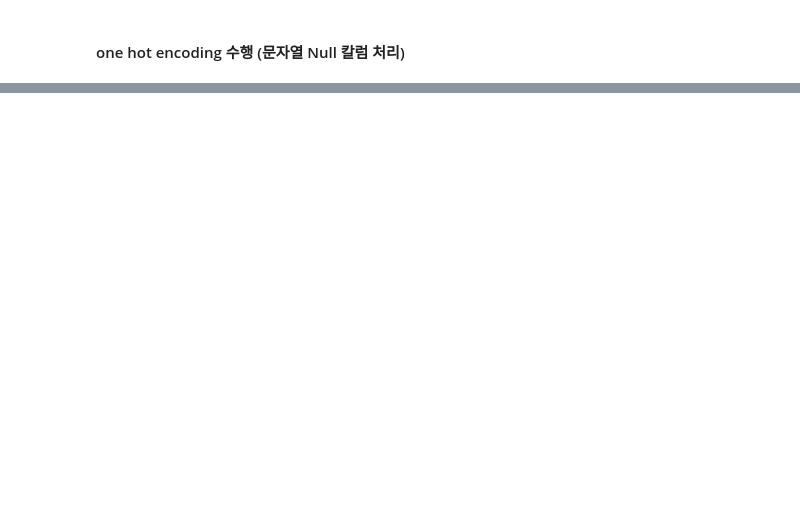
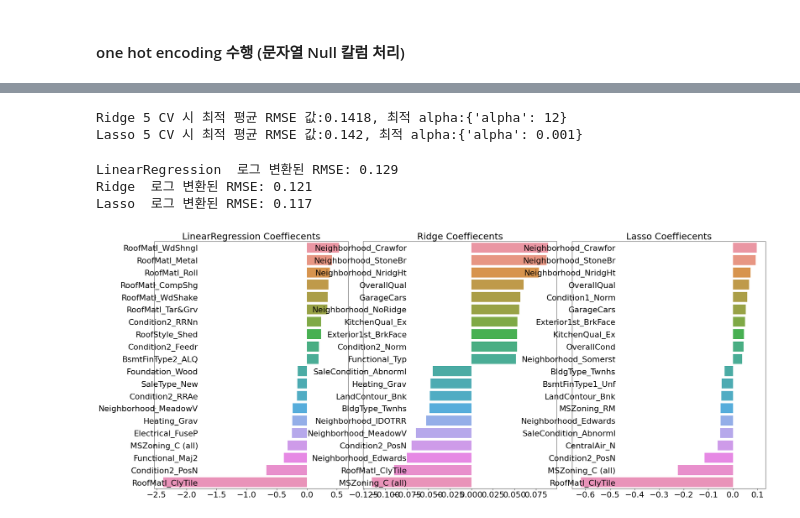
Before and after one commit to sysiphe0/kaggle, a Jupyter notebook: kaggle_house_prices.ipynb, the cells around one changed output, grey strips where cells are left out. Cells and saved outputs as stored; diff of their text form; code cells hidden in the pictures; blank space fills up the shorter version.

```diff
--- a/kaggle_house_prices.ipynb
+++ b/kaggle_house_prices.ipynb
@@ -131,0 +199,36 @@ Series([], dtype: int64)
+# %%
+from sklearn.model_selection import GridSearchCV
+
+def print_best_params(model, params):
+  grid_model = GridSearchCV(model, param_grid=params, scoring='neg_mean_squared_error', cv=5)
+  grid_model.fit(X_features, y_target)
+  rmse = np.sqrt(-1*grid_model.best_score_)
+  print('{0} 5 CV 시 최적 평균 RMSE 값:{1}, 최적 alpha:{2}'.format(model.__class__.__name__, np.round(rmse,4), grid_model.best_params_))
+
+ridge_params = {'alpha':[0.05, 0.1, 1, 5, 8, 10, 12, 15, 20]}
+lasso_params = {'alpha':[0.001, 0.005, 0.008, 0.05, 0.03, 0.1, 0.5, 1, 5, 10]}
+print_best_params(ridge_reg, ridge_params)
+print_best_params(lasso_reg, lasso_params)
+# %% [output]
+Ridge 5 CV 시 최적 평균 RMSE 값:0.1418, 최적 alpha:{'alpha': 12}
+Lasso 5 CV 시 최적 평균 RMSE 값:0.142, 최적 alpha:{'alpha': 0.001}
+# %%
+# 앞의 최적화 alpha 값으로 학습 데이터로 학습. 테스트 데이터로 예측 및 평가 수행
+lr_reg = LinearRegression()
+lr_reg.fit(X_train, y_train)
+ridge_reg = Ridge(alpha=12)
+ridge_reg.fit(X_train, y_train)
+lasso_reg = Lasso(alpha=0.001)
+lasso_reg.fit(X_train, y_train)
+
+# 모든 모델의 RMSE 출력
+models = [lr_reg, ridge_reg, lasso_reg]
+get_rmses(models)
+
+# 모든 모델의 회귀 계수 시각화
+visualize_coefficient(models)
+# %% [output]
+LinearRegression  로그 변환된 RMSE: 0.129
+Ridge  로그 변환된 RMSE: 0.121
+Lasso  로그 변환된 RMSE: 0.117
+[figure, added]
```
Also changed, not shown: parts of 14 cells of this notebook.
